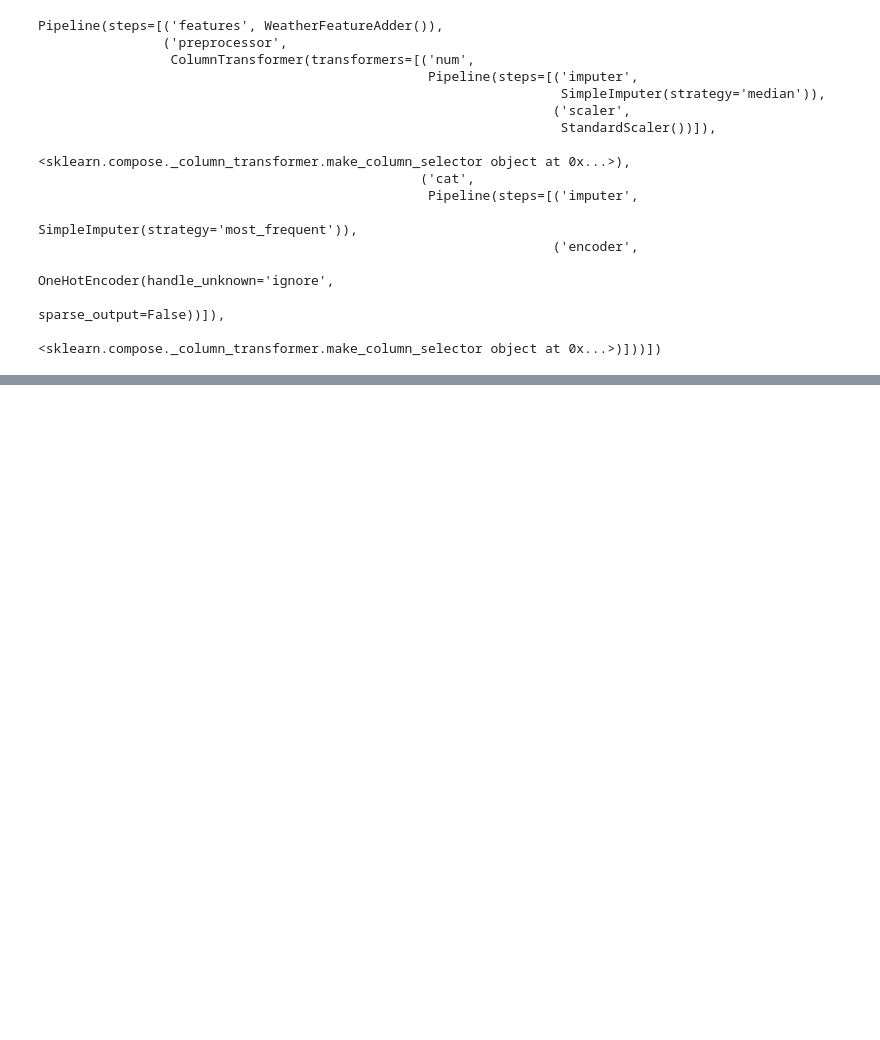
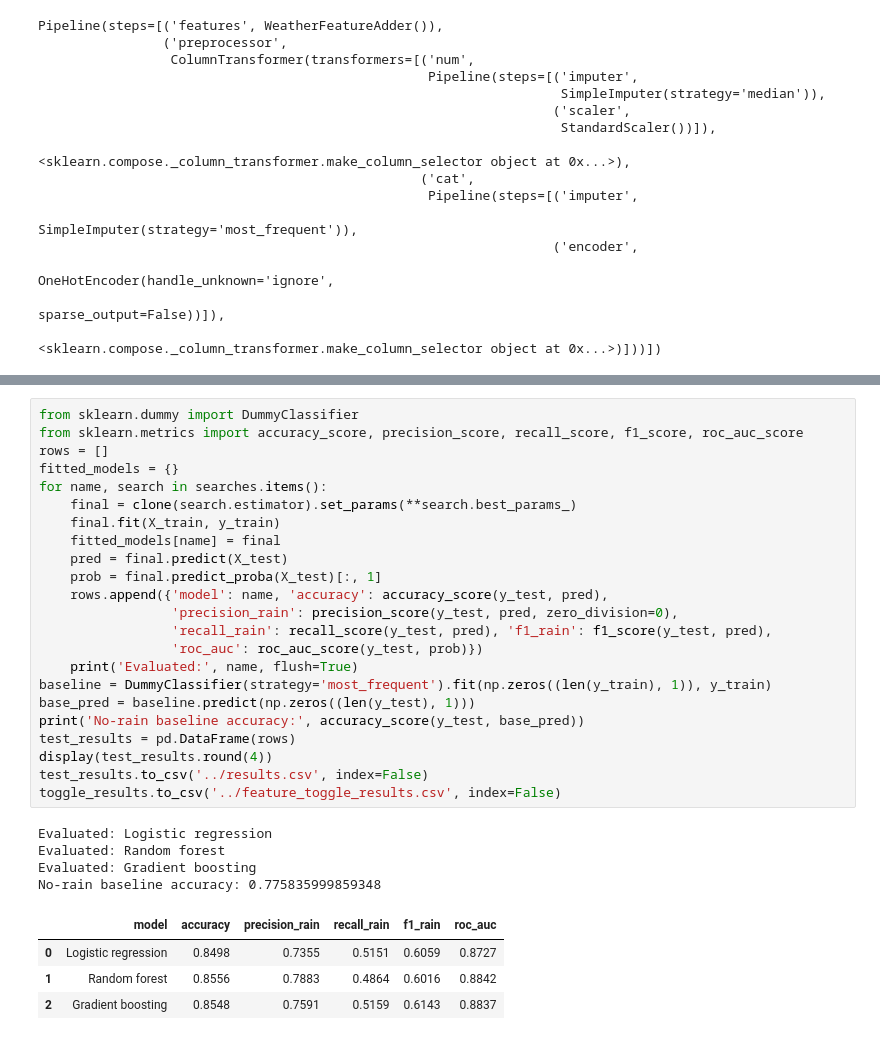
Before and after one commit to JinWanKim98/weather-feature-engineering, a Jupyter notebook: notebook/weather_task1_sklearn.ipynb, the cells around one changed output, grey strips where cells are left out. Drawn from its saved outputs; the diff is of its cells as text; blank space fills up the shorter version.

```diff
--- a/notebook/weather_task1_sklearn.ipynb
+++ b/notebook/weather_task1_sklearn.ipynb
@@ -963,0 +286,32 @@ Across all three models, close alignment between Cross-Validation F1 and Test F1
+# %%
+from sklearn.dummy import DummyClassifier
+from sklearn.metrics import accuracy_score, precision_score, recall_score, f1_score, roc_auc_score
+rows = []
+fitted_models = {}
+for name, search in searches.items():
+    final = clone(search.estimator).set_params(**search.best_params_)
+    final.fit(X_train, y_train)
+    fitted_models[name] = final
+    pred = final.predict(X_test)
+    prob = final.predict_proba(X_test)[:, 1]
+    rows.append({'model': name, 'accuracy': accuracy_score(y_test, pred),
+                 'precision_rain': precision_score(y_test, pred, zero_division=0),
+                 'recall_rain': recall_score(y_test, pred), 'f1_rain': f1_score(y_test, pred),
+                 'roc_auc': roc_auc_score(y_test, prob)})
+    print('Evaluated:', name, flush=True)
+baseline = DummyClassifier(strategy='most_frequent').fit(np.zeros((len(y_train), 1)), y_train)
+base_pred = baseline.predict(np.zeros((len(y_test), 1)))
+print('No-rain baseline accuracy:', accuracy_score(y_test, base_pred))
+test_results = pd.DataFrame(rows)
+display(test_results.round(4))
+test_results.to_csv('../results.csv', index=False)
+toggle_results.to_csv('../feature_toggle_results.csv', index=False)
+# %% [output]
+Evaluated: Logistic regression
+Evaluated: Random forest
+Evaluated: Gradient boosting
+No-rain baseline accuracy: 0.775835999859348
+|  | model | accuracy | precision_rain | recall_rain | f1_rain | roc_auc |
+| 0 | Logistic regression | 0.8498 | 0.7355 | 0.5151 | 0.6059 | 0.8727 |
+| 1 | Random forest | 0.8556 | 0.7883 | 0.4864 | 0.6016 | 0.8842 |
+| 2 | Gradient boosting | 0.8548 | 0.7591 | 0.5159 | 0.6143 | 0.8837 |
```
Also changed, not shown: parts of 58 cells of this notebook, 6 other files.
